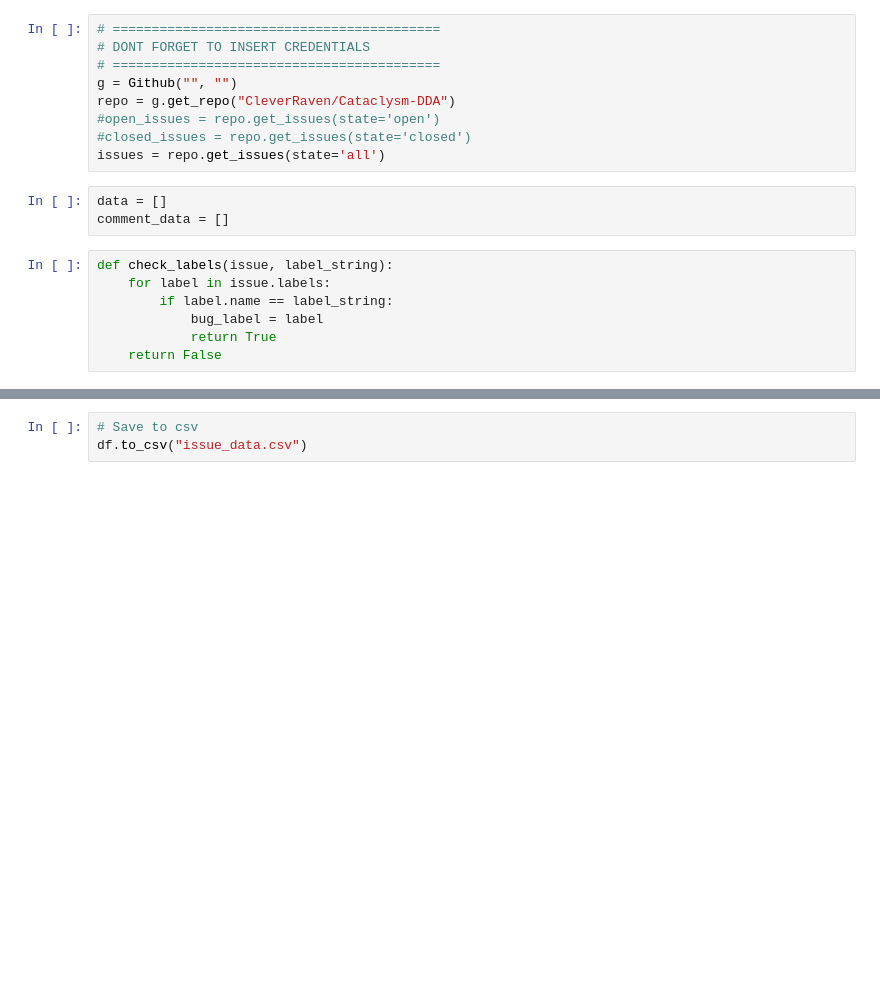
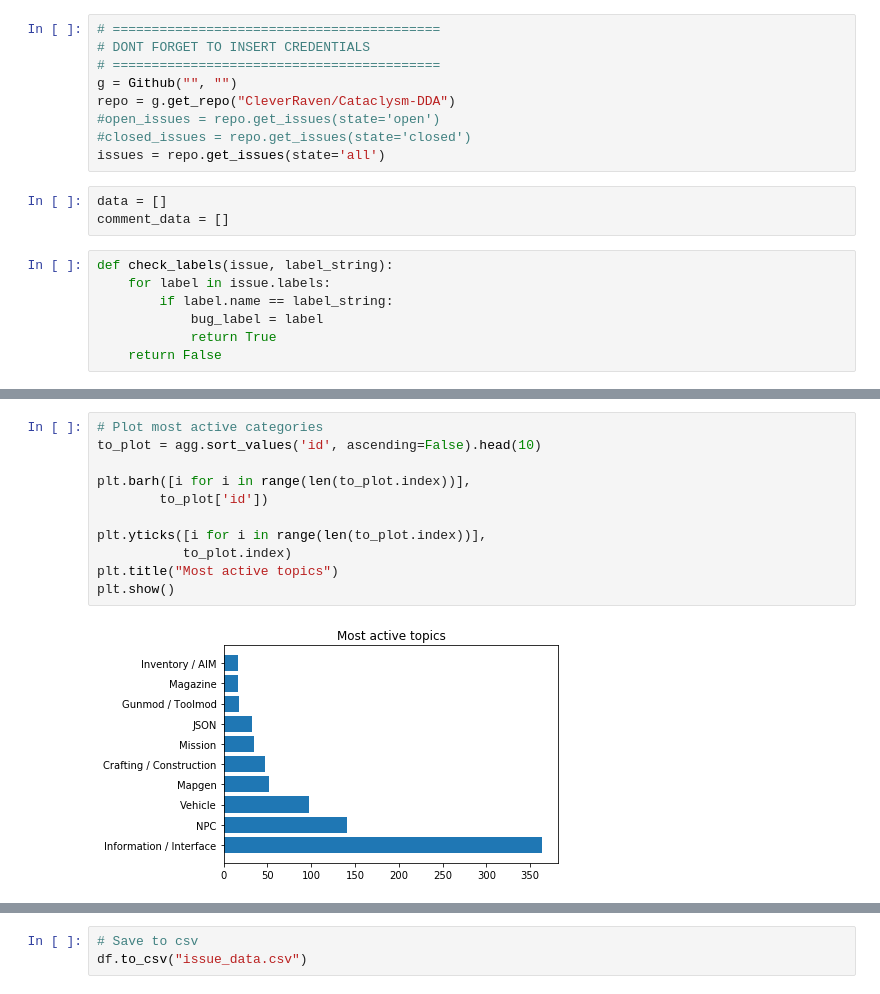
Before and after one commit to BoyanH/SoftwareProcesses17-18, a Jupyter notebook: Homework10/issue_PR_tracker.ipynb, the cells around one changed output, grey strips where cells are left out. Drawn from its saved outputs; the diff is of its cells as text; blank space fills up the shorter version.

```diff
--- a/Homework10/issue_PR_tracker.ipynb
+++ b/Homework10/issue_PR_tracker.ipynb
@@ -97 +108,14 @@ agg.sort_values('id', ascending=False).head(10)
+# %%
+# Plot most active categories
+to_plot = agg.sort_values('id', ascending=False).head(10)
+
+plt.barh([i for i in range(len(to_plot.index))],
+        to_plot['id'])
+
+plt.yticks([i for i in range(len(to_plot.index))],
+           to_plot.index)
+plt.title("Most active topics")
+plt.show()
+# %% [output]
+[figure, added]
 # %%
```
Also changed, not shown: parts of 14 cells of this notebook, 1 other file.
